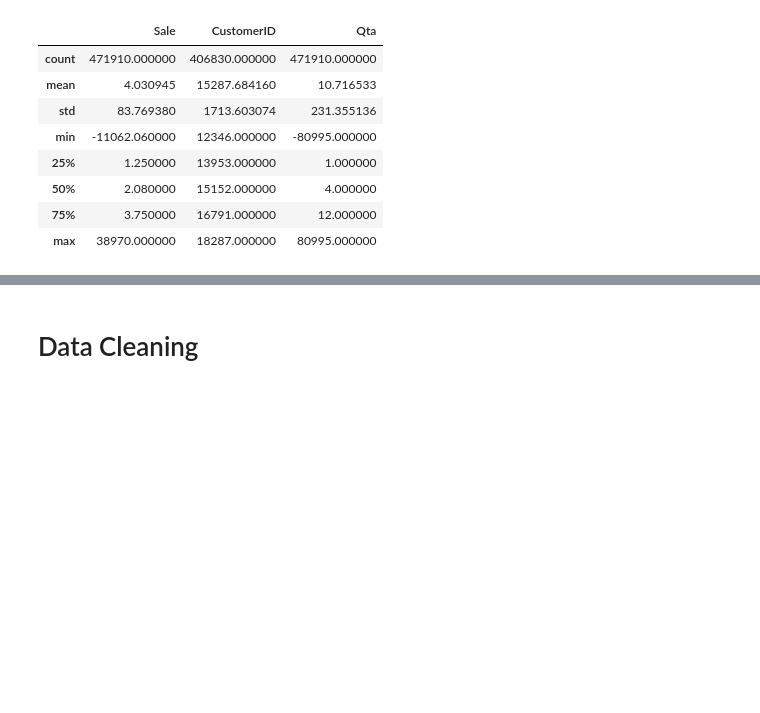
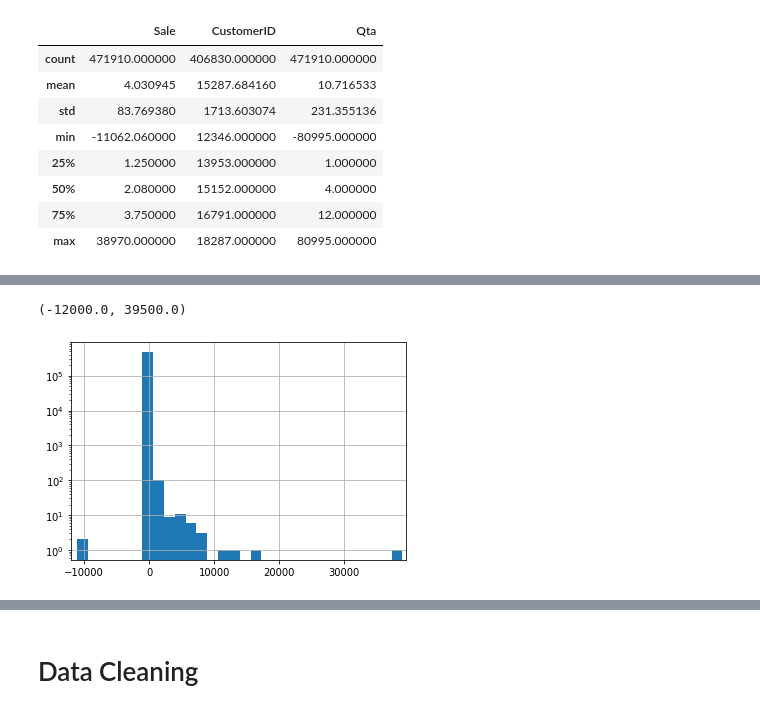
Before and after one commit to michelezoncheddu/data-mining-project, a Jupyter notebook: customers.ipynb, the cells around one changed output, grey strips where cells are left out. Saved outputs shown, nothing was run; the diff lists cells and outputs as text; code cells hidden in the pictures; blank space fills up the shorter version.

```diff
--- a/customers.ipynb
+++ b/customers.ipynb
@@ -128,0 +145,8 @@ df[df['Qta'] < 0]
+# %%
+# Sales distribution.
+
+ax = df.Sale.hist(log=True, bins=30)
+ax.set_xlim((-12000, 39500))
+# %% [output]
+(-12000.0, 39500.0)
+[figure, added]
```
Also changed, not shown: parts of 34 cells of this notebook, 2 other files.
